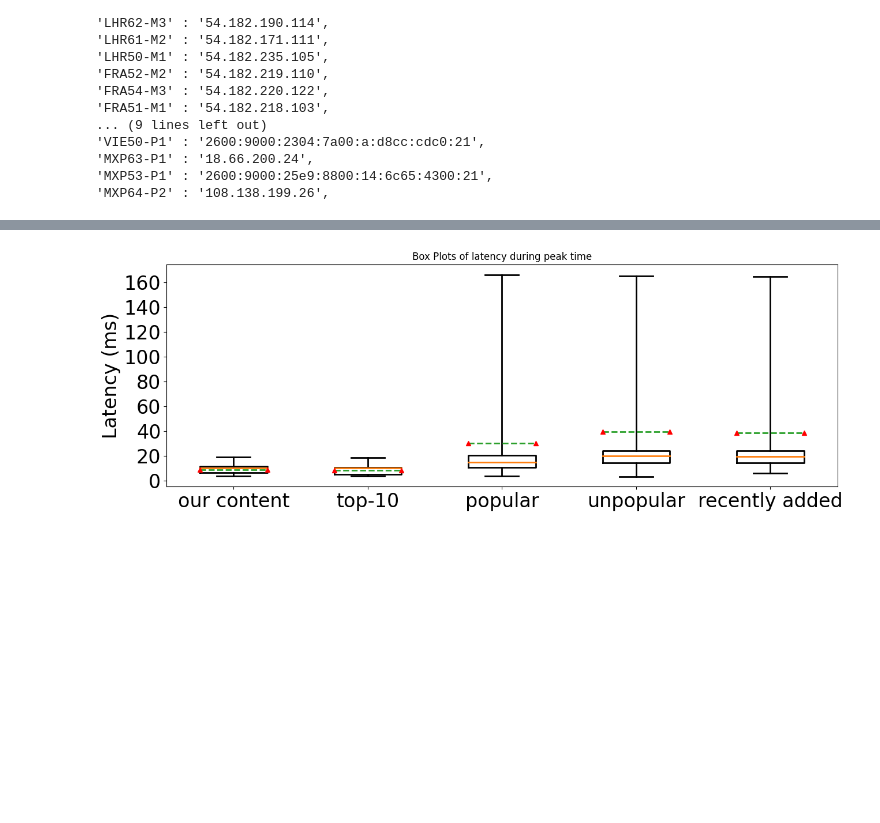
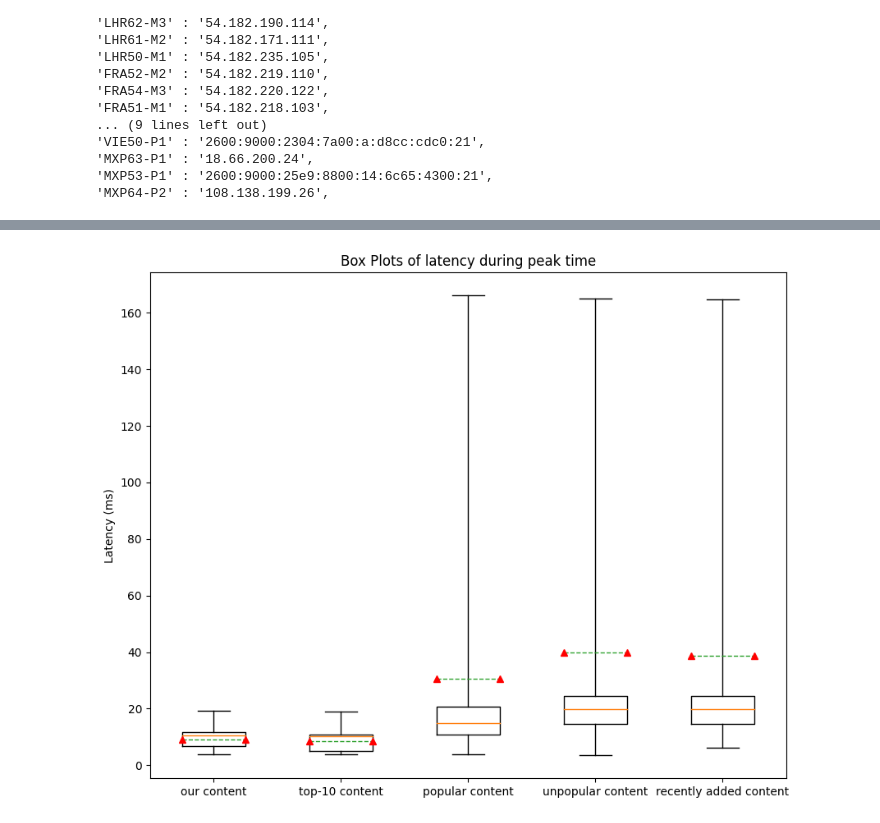
Before and after one commit to muhamd-abdullah/PrimeVideo-Scripts, a Jupyter notebook: HOTNETS23/plots_hotnets23.ipynb, the cells around one changed output, grey strips where cells are left out. Saved outputs shown, nothing was run; the diff lists cells and outputs as text; code cells hidden in the pictures; blank space fills up the shorter version.

```diff
--- a/HOTNETS23/plots_hotnets23.ipynb
+++ b/HOTNETS23/plots_hotnets23.ipynb
@@ -16,8 +16,9 @@ combined_peak_df = pd.DataFrame()
 combined_nonpeak_df = pd.DataFrame()
 
 for root, dirs, files in os.walk(RESULT_PATH):
+    print(root, "old" in root)
     for i, file in enumerate(files):
-        if file.endswith('.pkl') and "no-mycontent" not in root and "old" not in file:
+        if file.endswith('.pkl') and "old" not in root:
             print(f"adding {file}\tfrom: {root}")
             file_path = os.path.join(root, file)
             with open(file_path, 'rb') as f:
@@ -326,49 +293,37 @@ top10_df = df[df['content'].isin(top_content_list)]
 popular_df = df[df['content'].str.contains('_top_')]
 popular_df = popular_df[~popular_df['content'].isin(top_content_list)]
 nonpopular_df = df[~df['content'].str.contains('_top_|myvideo|_recentlyadded_')]
 mycontent_df = df[df['content'].str.contains('myvideo')]
 recentlyadded_df = df[df['content'].str.contains('_recentlyadded_')]
 
 # Create a list of latency values for each DataFrame
 latency_data = [
     mycontent_df['latency(ms)'],
     top10_df['latency(ms)'],
     popular_df['latency(ms)'],
     nonpopular_df['latency(ms)'],
     recentlyadded_df['latency(ms)']
 ]
 
 # Set the figure size
-plt.figure(figsize=(15, 5))
+plt.figure(figsize=(10, 8))
 
 # Create the box plots
 plt.boxplot(latency_data, showfliers=True, whis=100, meanline=True, showmeans=True, meanprops={'marker':'^', 'markerfacecolor':'red', 'markeredgecolor':'red'})
 
 # Set x-axis tick labels
-labels = ['our content', 'top-10', 'popular', 'unpopular', 'recently added']
+labels = ['our content', 'top-10 content', 'popular content', 'unpopular content', 'recently added content']
 plt.xticks(range(1, len(labels) + 1), labels)
 
 # Set labels and title
 #plt.xlabel('Dataframes')
-plt.ylabel('Latency (ms)', fontsize=24)
-
-# Increase line thickness (optional)
-plt.setp(plt.gca().get_lines(), linewidth=2)
-
-# Adjust tick label font size
-plt.xticks(fontsize=24)
-plt.yticks(fontsize=24)
-
-# Save the plot with higher resolution (optional)
-plt.savefig('./figs/boxplot_latencies_peak.png', dpi=300)
-
-# Set title
+plt.ylabel('Latency (ms)')
 plt.title('Box Plots of latency during peak time')
 
 # Show the plot
 plt.show()
 # %% [output]
-[figure, old version]
+[figure, new version]
 # %%
 ### BOXPLOT OF LATENCIES DURING NON-PEAK-TIME
 import matplotlib.pyplot as plt
```
Also changed, not shown: parts of 13 cells of this notebook, 6 other files.
